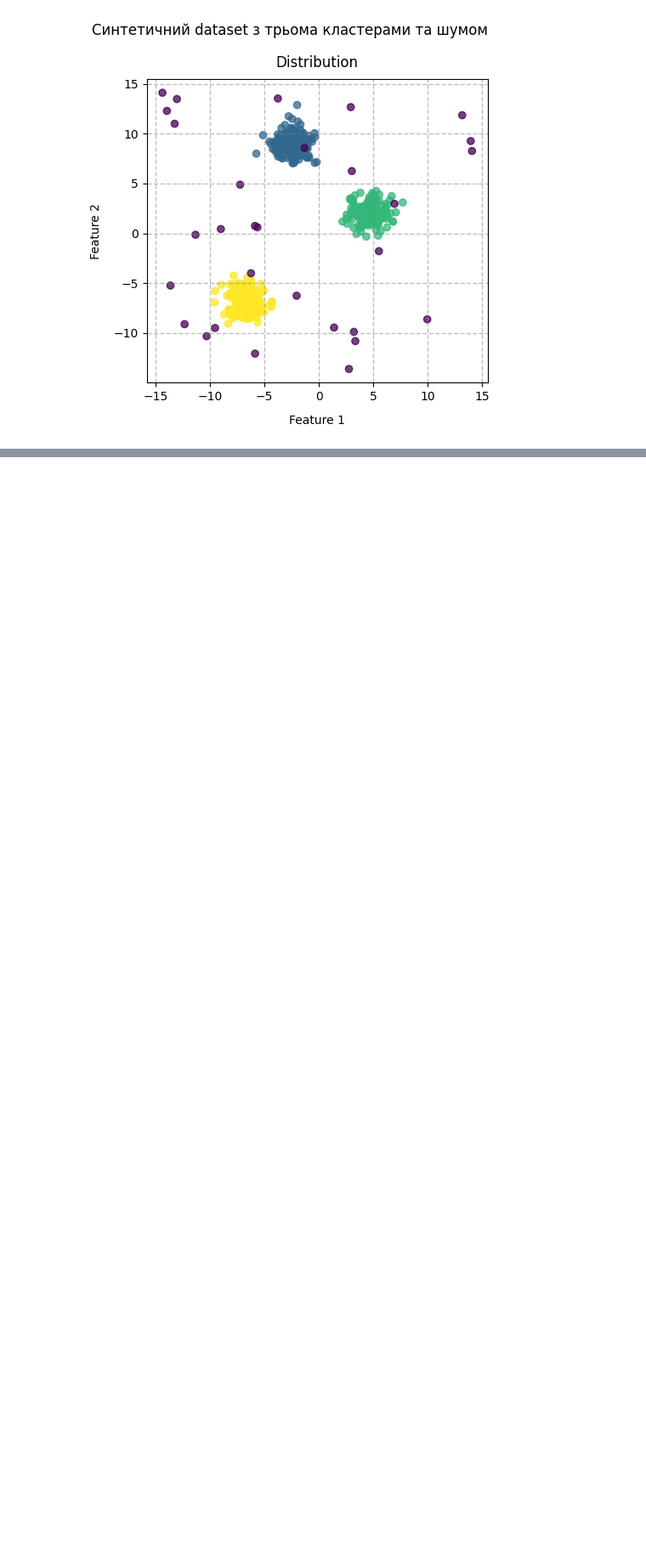
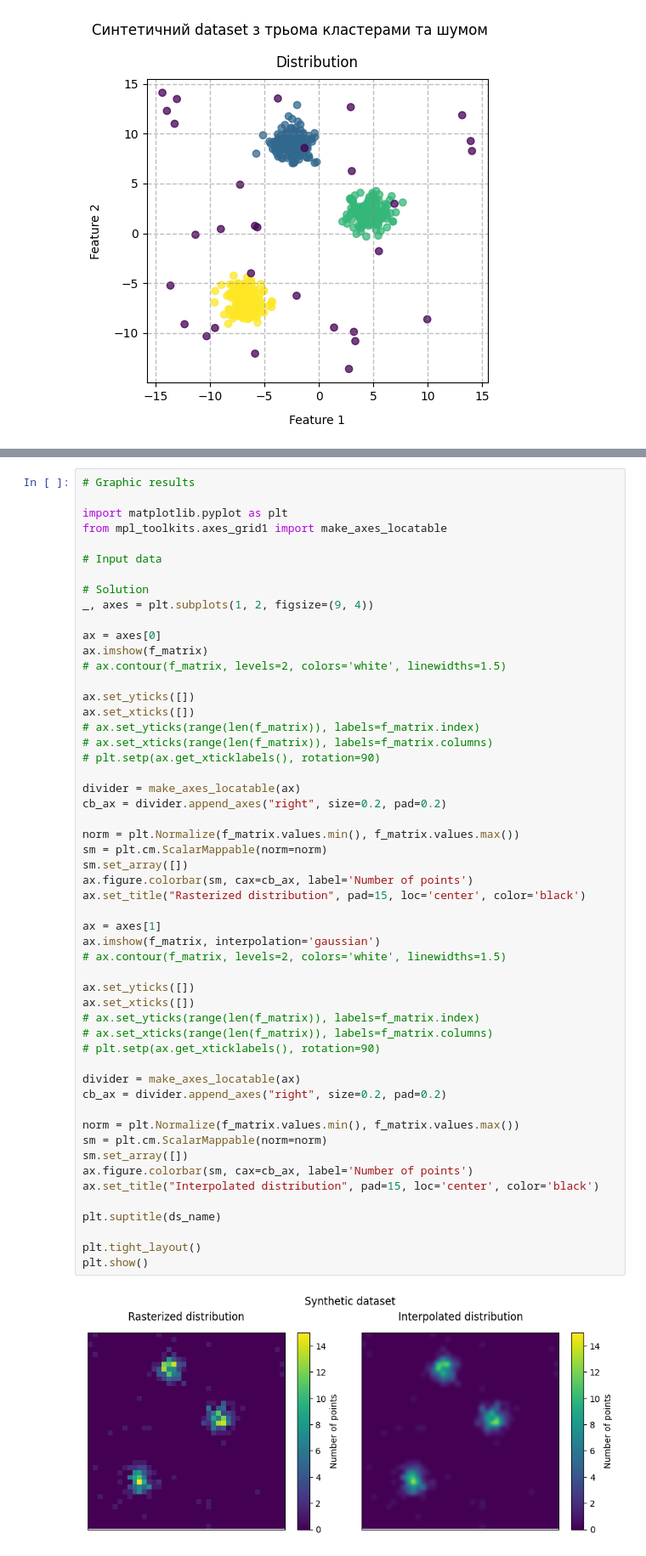
Before and after one commit to BogdanPinchuk/DataScience-PBY_HW19, a Jupyter notebook: Bohdan_Pinchuk_DS_HW19.ipynb, the cells around one changed output, grey strips where cells are left out. Shown at 85% size. Cells and saved outputs as stored; diff of their text form; blank space fills up the shorter version.

```diff
--- a/Bohdan_Pinchuk_DS_HW19.ipynb
+++ b/Bohdan_Pinchuk_DS_HW19.ipynb
@@ -237,0 +386,55 @@ plt.show()
+# %%
+# Graphic results
+
+import matplotlib.pyplot as plt
+from mpl_toolkits.axes_grid1 import make_axes_locatable
+
+# Input data
+
+# Solution
+_, axes = plt.subplots(1, 2, figsize=(9, 4))
+
+ax = axes[0]
+ax.imshow(f_matrix)
+# ax.contour(f_matrix, levels=2, colors='white', linewidths=1.5)
+
+ax.set_yticks([])
+ax.set_xticks([])
+# ax.set_yticks(range(len(f_matrix)), labels=f_matrix.index)
+# ax.set_xticks(range(len(f_matrix)), labels=f_matrix.columns)
+# plt.setp(ax.get_xticklabels(), rotation=90)
+
+divider = make_axes_locatable(ax)
+cb_ax = divider.append_axes("right", size=0.2, pad=0.2)
+
+norm = plt.Normalize(f_matrix.values.min(), f_matrix.values.max())
+sm = plt.cm.ScalarMappable(norm=norm)
+sm.set_array([])
+ax.figure.colorbar(sm, cax=cb_ax, label='Number of points')
+ax.set_title("Rasterized distribution", pad=15, loc='center', color='black')
+
+ax = axes[1]
+ax.imshow(f_matrix, interpolation='gaussian')
+# ax.contour(f_matrix, levels=2, colors='white', linewidths=1.5)
+
+ax.set_yticks([])
+ax.set_xticks([])
+# ax.set_yticks(range(len(f_matrix)), labels=f_matrix.index)
+# ax.set_xticks(range(len(f_matrix)), labels=f_matrix.columns)
+# plt.setp(ax.get_xticklabels(), rotation=90)
+
+divider = make_axes_locatable(ax)
+cb_ax = divider.append_axes("right", size=0.2, pad=0.2)
+
+norm = plt.Normalize(f_matrix.values.min(), f_matrix.values.max())
+sm = plt.cm.ScalarMappable(norm=norm)
+sm.set_array([])
+ax.figure.colorbar(sm, cax=cb_ax, label='Number of points')
+ax.set_title("Interpolated distribution", pad=15, loc='center', color='black')
+
+plt.suptitle(ds_name)
+
+plt.tight_layout()
+plt.show()
+# %% [output]
+[figure, added]
```
Also changed, not shown: parts of 4 cells of this notebook.
